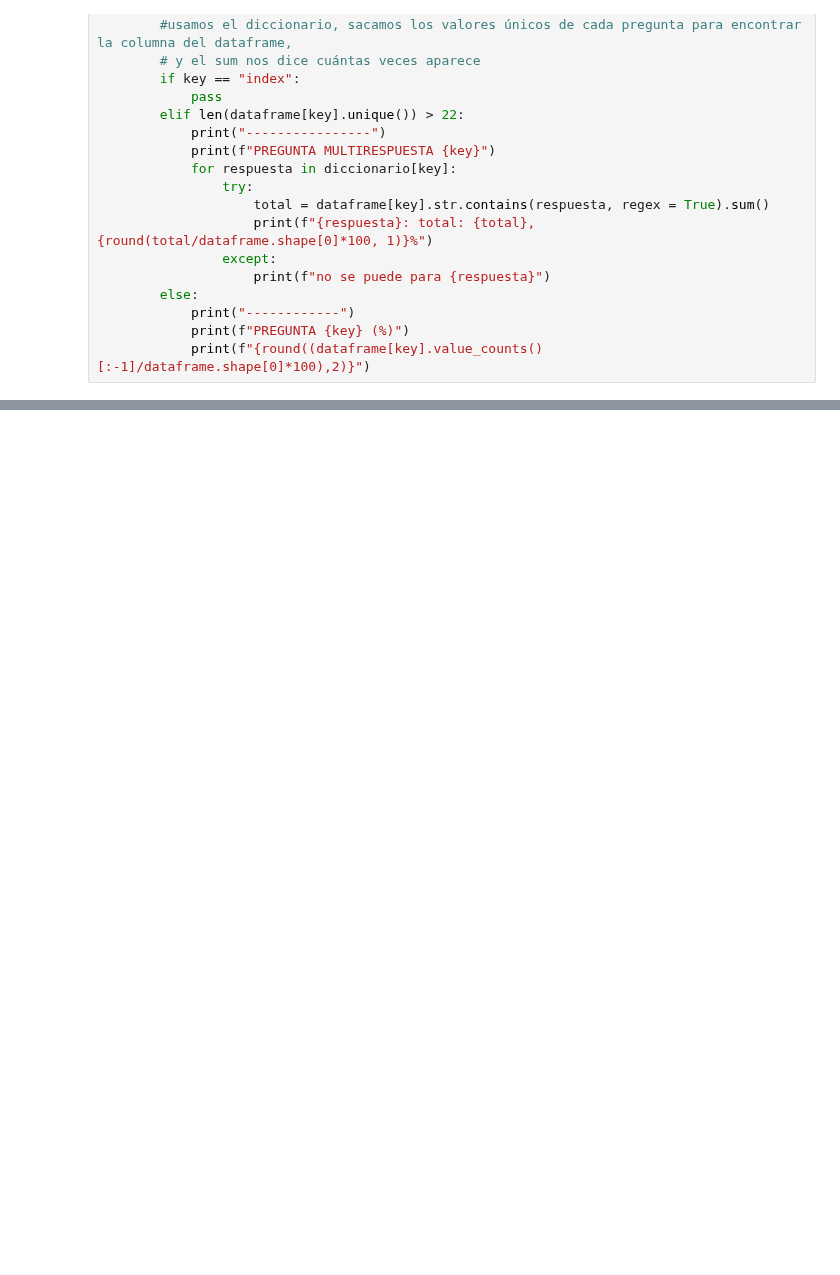
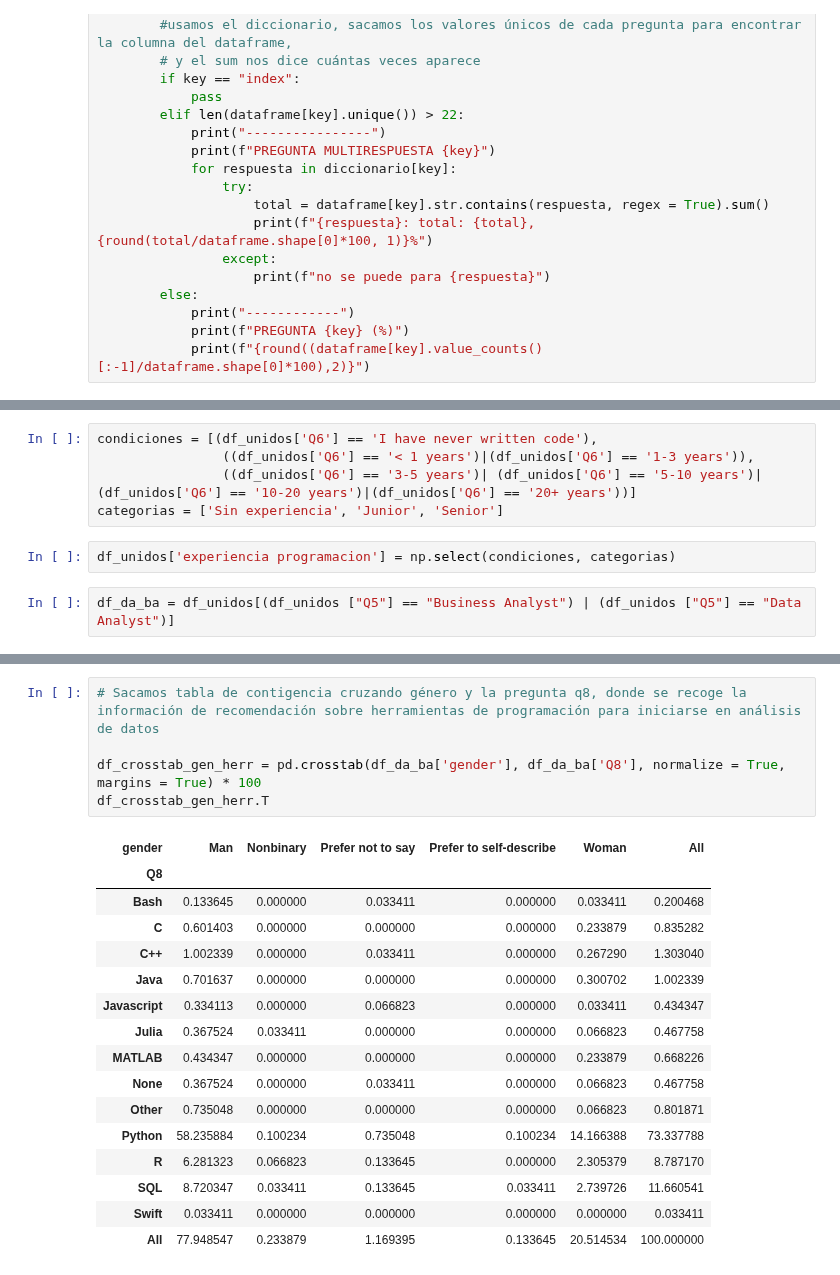
Before and after one commit to Adalab/project-da-promo-d-module-2-team-2-, a Jupyter notebook: notebooks/exploracion.ipynb, the cells around one changed output, grey strips where cells are left out. Saved outputs shown, nothing was run; the diff lists cells and outputs as text; blank space fills up the shorter version.

```diff
--- a/notebooks/exploracion.ipynb
+++ b/notebooks/exploracion.ipynb
@@ -147,0 +186,9 @@ Series([], Name: Q39_OTHER, dtype: float64)
+# %%
+condiciones = [(df_unidos['Q6'] == 'I have never written code'),
+                ((df_unidos['Q6'] == '< 1 years')|(df_unidos['Q6'] == '1-3 years')),
+                ((df_unidos['Q6'] == '3-5 years')| (df_unidos['Q6'] == '5-10 years')|(df_unidos['Q6'] == '10-20 years')|(df_unidos['Q6'] == '20+ years'))]
+categorias = ['Sin experiencia', 'Junior', 'Senior']
+# %%
+df_unidos['experiencia programacion'] = np.select(condiciones, categorias)
+# %%
+df_da_ba = df_unidos[(df_unidos ["Q5"] == "Business Analyst") | (df_unidos ["Q5"] == "Data Analyst")]
@@ -147,0 +219,22 @@ Series([], Name: Q39_OTHER, dtype: float64)
+# %%
+# Sacamos tabla de contigencia cruzando género y la pregunta q8, donde se recoge la información de recomendación sobre herramientas de programación para iniciarse en análisis de datos
+
+df_crosstab_gen_herr = pd.crosstab(df_da_ba['gender'], df_da_ba['Q8'], normalize = True, margins = True) * 100
+df_crosstab_gen_herr.T
+# %% [output]
+| gender | Man | Nonbinary | Prefer not to say | Prefer to self-describe | Woman | All |
+| Q8 |  |  |  |  |  |  |
+| Bash | 0.133645 | 0.000000 | 0.033411 | 0.000000 | 0.033411 | 0.200468 |
+| C | 0.601403 | 0.000000 | 0.000000 | 0.000000 | 0.233879 | 0.835282 |
+| C++ | 1.002339 | 0.000000 | 0.033411 | 0.000000 | 0.267290 | 1.303040 |
+| Java | 0.701637 | 0.000000 | 0.000000 | 0.000000 | 0.300702 | 1.002339 |
+| Javascript | 0.334113 | 0.000000 | 0.066823 | 0.000000 | 0.033411 | 0.434347 |
+| Julia | 0.367524 | 0.033411 | 0.000000 | 0.000000 | 0.066823 | 0.467758 |
+| MATLAB | 0.434347 | 0.000000 | 0.000000 | 0.000000 | 0.233879 | 0.668226 |
+| None | 0.367524 | 0.000000 | 0.033411 | 0.000000 | 0.066823 | 0.467758 |
+| Other | 0.735048 | 0.000000 | 0.000000 | 0.000000 | 0.066823 | 0.801871 |
+| Python | 58.235884 | 0.100234 | 0.735048 | 0.100234 | 14.166388 | 73.337788 |
+| R | 6.281323 | 0.066823 | 0.133645 | 0.000000 | 2.305379 | 8.787170 |
+| SQL | 8.720347 | 0.033411 | 0.133645 | 0.033411 | 2.739726 | 11.660541 |
+| Swift | 0.033411 | 0.000000 | 0.000000 | 0.000000 | 0.000000 | 0.033411 |
+| All | 77.948547 | 0.233879 | 1.169395 | 0.133645 | 20.514534 | 100.000000 |
```
Also changed, not shown: parts of 12 cells of this notebook, 4 other files.
